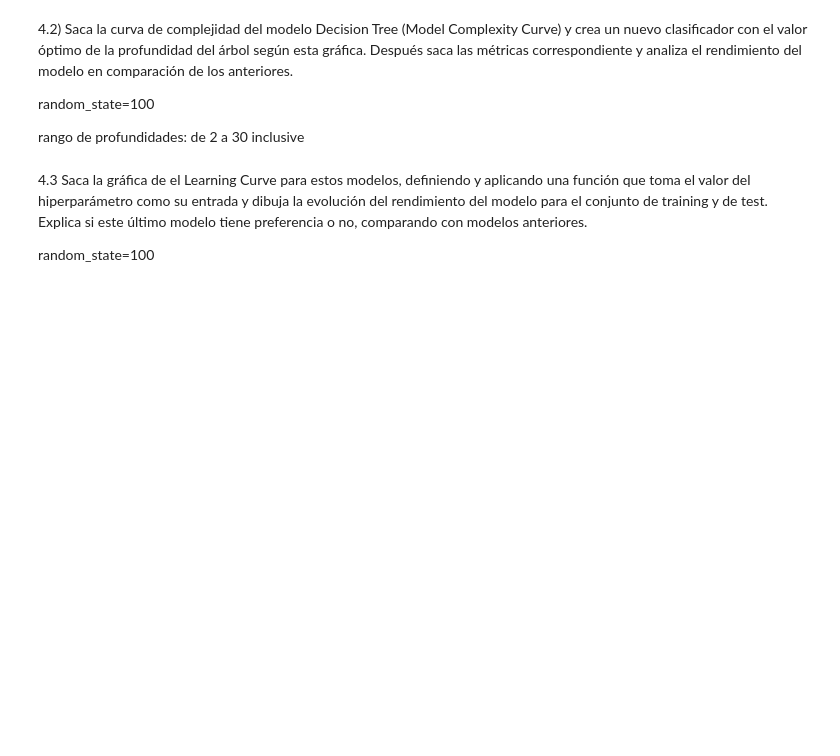
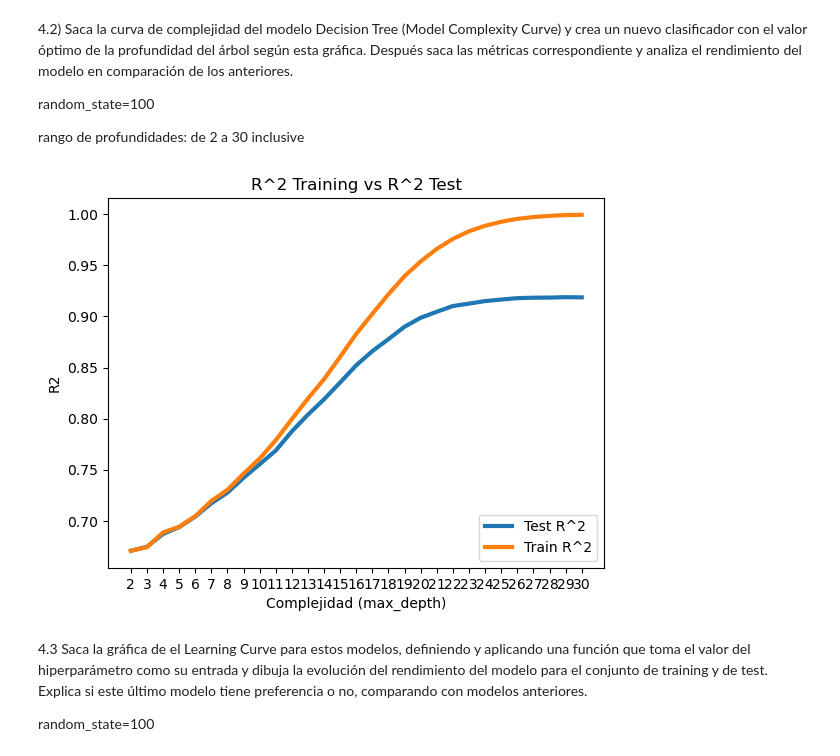
Before and after one commit to Nachosanchezz/Examen-EDA, a Jupyter notebook: bosque.ipynb, the cells around one changed output. Saved outputs shown, nothing was run; the diff lists cells and outputs as text; code cells hidden in the pictures; blank space fills up the shorter version.

```diff
--- a/bosque.ipynb
+++ b/bosque.ipynb
@@ -402,28 +402,41 @@ rango de profundidades: de 2 a 30 inclusive
 # %%
 # Curva de complejidad
 
 depths = range(2, 31)
 train_results = []
 test_results = []
 
 for depth in depths:
     decision_tree = DecisionTreeClassifier(max_depth=depth, random_state=100)
     decision_tree.fit(X_train, y_train)
     train_results.append(decision_tree.score(X_train, y_train))
     test_results.append(decision_tree.score(X_test, y_test))
 
 best_depth = depths[np.argmax(test_results)]
 
 # Nuevo clasificador con la profundidad óptima
 
 decision_tree_best = DecisionTreeClassifier(max_depth=best_depth, random_state=100)
 decision_tree_best.fit(X_train, y_train)
 
 # Calculamos las métricas
 
 decision_tree_best_accuracy = round(accuracy_score(y_test, decision_tree_best.predict(X_test)), 2)
 decision_tree_best_f1 = round(f1_score(y_test, decision_tree_best.predict(X_test), average='weighted'), 2)
 decision_tree_best_classification = classification_report(y_test, decision_tree_best.predict(X_test), zero_division=0)
+
+
+plt.plot(depths, test_results, linewidth=3, label='Test R^2')
+plt.plot(depths, train_results, linewidth=3, label='Train R^2')
+plt.xticks(depths)
+plt.title("R^2 Training vs R^2 Test")
+plt.xlabel('Complejidad (max_depth)')
+plt.ylabel('R2')
+plt.legend(loc = 'lower right')
+
+plt.show()
+# %% [output]
+[figure, added]
 # %% [markdown]
 4.3 Saca la gráfica de el Learning Curve para estos modelos, definiendo y aplicando una función que toma el valor del hiperparámetro como su entrada y dibuja la evolución del rendimiento del modelo para el conjunto de training y de test. Explica si este último modelo tiene preferencia o no, comparando con modelos anteriores.
 
```
Also changed, not shown: parts of 3 cells of this notebook.
